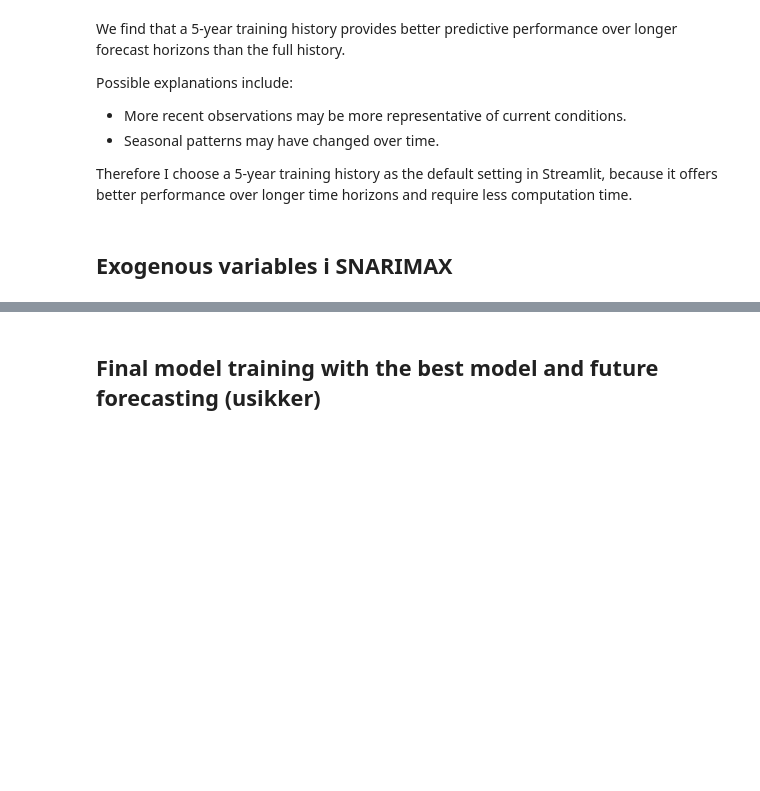
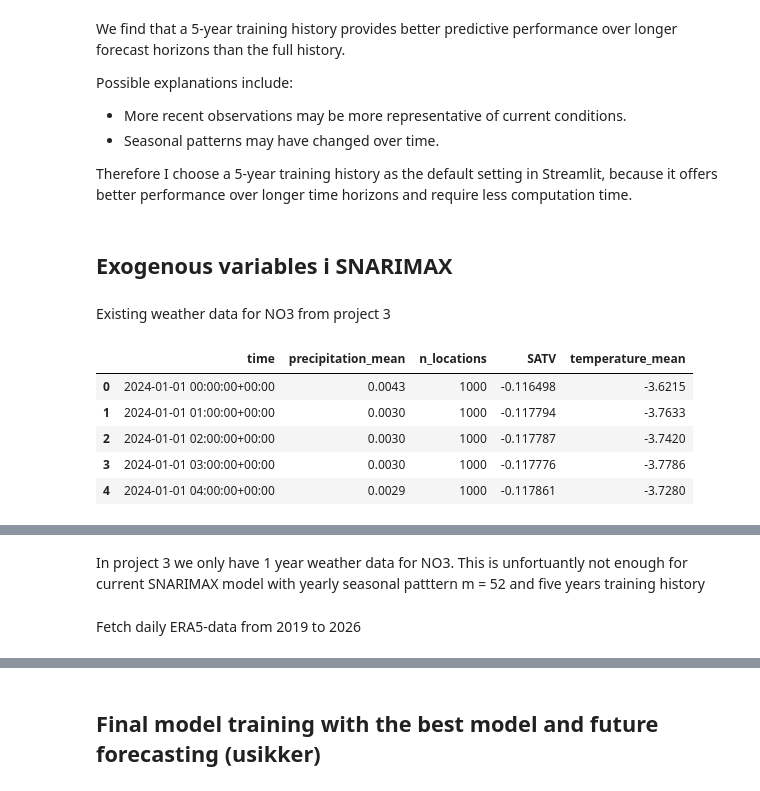
Before and after one commit to phkhle/IND320, a Jupyter notebook: jupyter_notebooks/assignment4.ipynb, the cells around one changed output, grey strips where cells are left out. Drawn from its saved outputs; the diff is of its cells as text; code cells hidden in the pictures; blank space fills up the shorter version.

```diff
--- a/jupyter_notebooks/assignment4.ipynb
+++ b/jupyter_notebooks/assignment4.ipynb
@@ -560,3 +562,24 @@ Possible explanations include:
 Therefore I choose  a 5-year training history as the default setting in Streamlit, because it offers better performance over longer time horizons and require less computation time.
 # %% [markdown]
 ## Exogenous variables i SNARIMAX
+# %% [markdown]
+Existing weather data for NO3 from project 3
+# %%
+df_weather = pd.read_parquet(
+    "../data/weather/NO3_hourly_mean_2024.parquet"
+)
+
+display(df_weather.head())
+
+print("Shape:", df_weather.shape)
+print("Columns:", df_weather.columns.tolist())
+
+print("Start:", df_weather["time"].min())
+print("End:", df_weather["time"].max())
+# %% [output]
+|  | time | precipitation_mean | n_locations | SATV | temperature_mean |
+| 0 | 2024-01-01 00:00:00+00:00 | 0.0043 | 1000 | -0.116498 | -3.6215 |
+| 1 | 2024-01-01 01:00:00+00:00 | 0.0030 | 1000 | -0.117794 | -3.7633 |
+| 2 | 2024-01-01 02:00:00+00:00 | 0.0030 | 1000 | -0.117787 | -3.7420 |
+| 3 | 2024-01-01 03:00:00+00:00 | 0.0030 | 1000 | -0.117776 | -3.7786 |
+| 4 | 2024-01-01 04:00:00+00:00 | 0.0029 | 1000 | -0.117861 | -3.7280 |
@@ -562,0 +590,4 @@ Therefore I choose  a 5-year training history as the default setting in Streamli
+# %% [markdown]
+In project 3 we only have 1 year weather data for NO3. This is unfortuantly not enough for current SNARIMAX model with yearly seasonal patttern m = 52 and five years training history
+# %% [markdown]
+Fetch daily ERA5-data from 2019 to 2026
```
Also changed, not shown: parts of 29 cells of this notebook, 10 other files.
